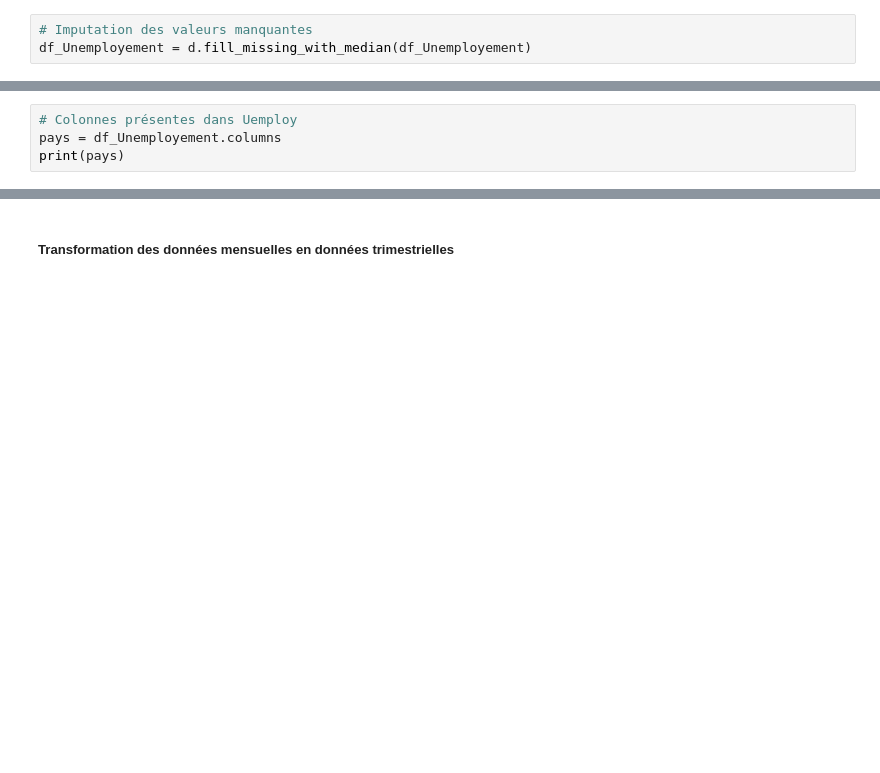
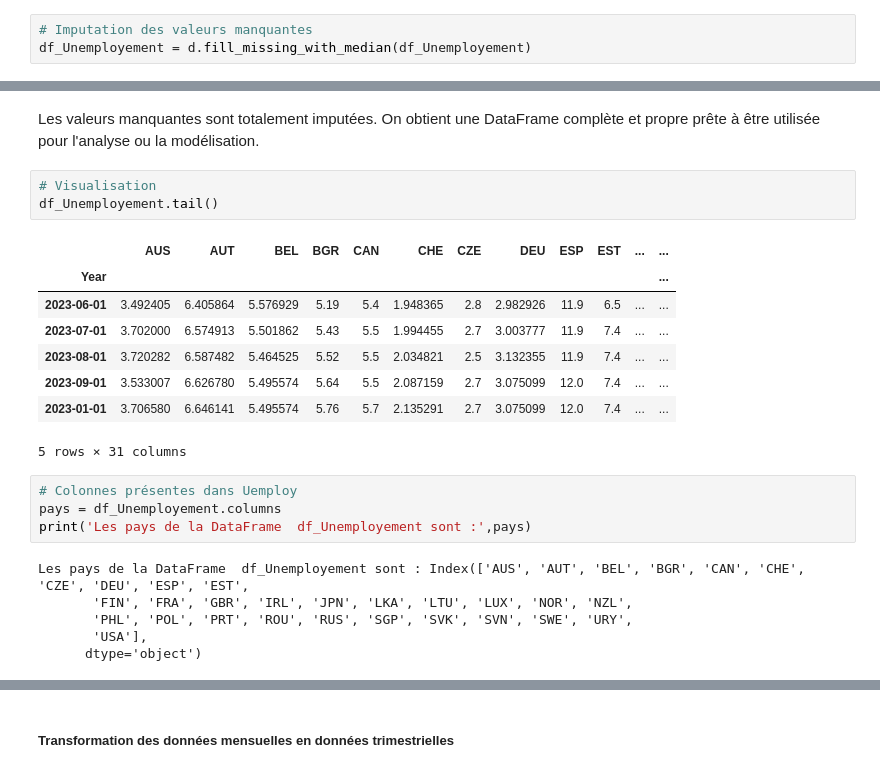
Before and after one commit to Marimar4/Projet-Python, a Jupyter notebook: monmodule/Préparation_données_copy.ipynb, the cells around one changed output, grey strips where cells are left out. Cells and saved outputs as stored; diff of their text form; blank space fills up the shorter version.

```diff
--- a/monmodule/Préparation_données_copy.ipynb
+++ b/monmodule/Préparation_données_copy.ipynb
@@ -112,7 +203,27 @@ d.missing_plot(df_Unemployement)
+# %% [markdown]
+Les valeurs manquantes sont totalement imputées. On obtient une DataFrame complète et propre prête à être utilisée pour l'analyse ou la modélisation.
+# %%
+# Visualisation
+df_Unemployement.tail()
+# %% [output]
+|  | AUS | AUT | BEL | BGR | CAN | CHE | CZE | DEU | ESP | EST | ... | ... |
+| Year |  |  |  |  |  |  |  |  |  |  |  | ... |
+| 2023-06-01 | 3.492405 | 6.405864 | 5.576929 | 5.19 | 5.4 | 1.948365 | 2.8 | 2.982926 | 11.9 | 6.5 | ... | ... |
+| 2023-07-01 | 3.702000 | 6.574913 | 5.501862 | 5.43 | 5.5 | 1.994455 | 2.7 | 3.003777 | 11.9 | 7.4 | ... | ... |
+| 2023-08-01 | 3.720282 | 6.587482 | 5.464525 | 5.52 | 5.5 | 2.034821 | 2.5 | 3.132355 | 11.9 | 7.4 | ... | ... |
+| 2023-09-01 | 3.533007 | 6.626780 | 5.495574 | 5.64 | 5.5 | 2.087159 | 2.7 | 3.075099 | 12.0 | 7.4 | ... | ... |
+| 2023-01-01 | 3.706580 | 6.646141 | 5.495574 | 5.76 | 5.7 | 2.135291 | 2.7 | 3.075099 | 12.0 | 7.4 | ... | ... |
+5 rows × 31 columns
 # %%
 # Colonnes présentes dans Uemploy
 pays = df_Unemployement.columns
-print(pays)
+print('Les pays de la DataFrame  df_Unemployement sont :',pays)
+# %% [output]
+Les pays de la DataFrame  df_Unemployement sont : Index(['AUS', 'AUT', 'BEL', 'BGR', 'CAN', 'CHE', 'CZE', 'DEU', 'ESP', 'EST',
+       'FIN', 'FRA', 'GBR', 'IRL', 'JPN', 'LKA', 'LTU', 'LUX', 'NOR', 'NZL',
+       'PHL', 'POL', 'PRT', 'ROU', 'RUS', 'SGP', 'SVK', 'SVN', 'SWE', 'URY',
+       'USA'],
+      dtype='object')
 # %%
 # L'index de la DF
 df_Unemployement.index
```
Also changed, not shown: parts of 42 cells of this notebook, 3 other files.
